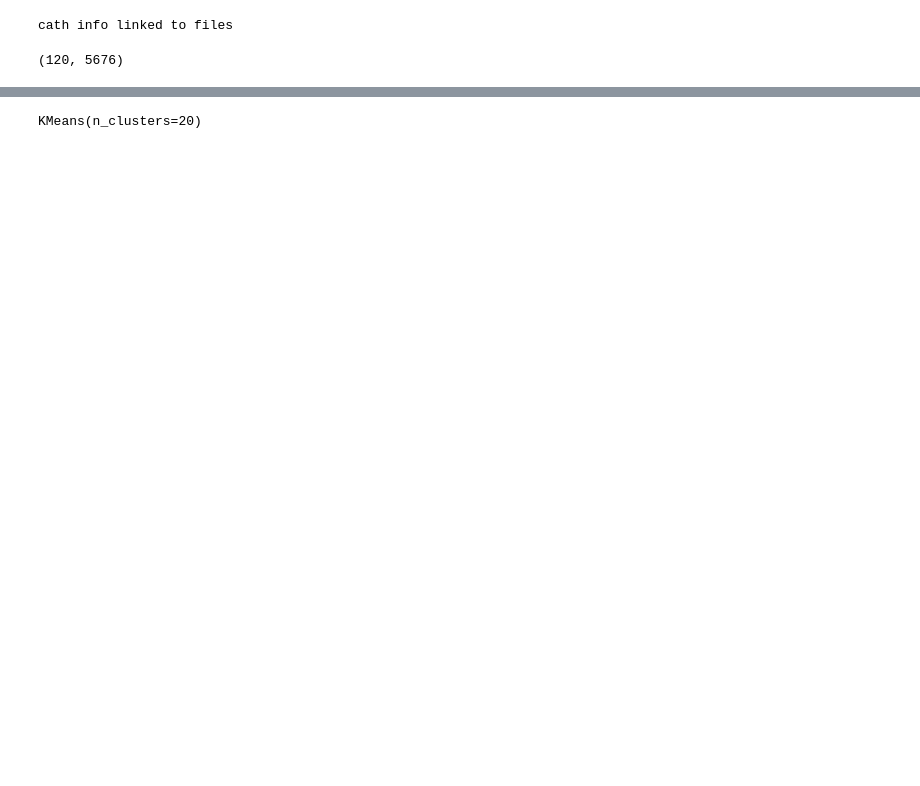
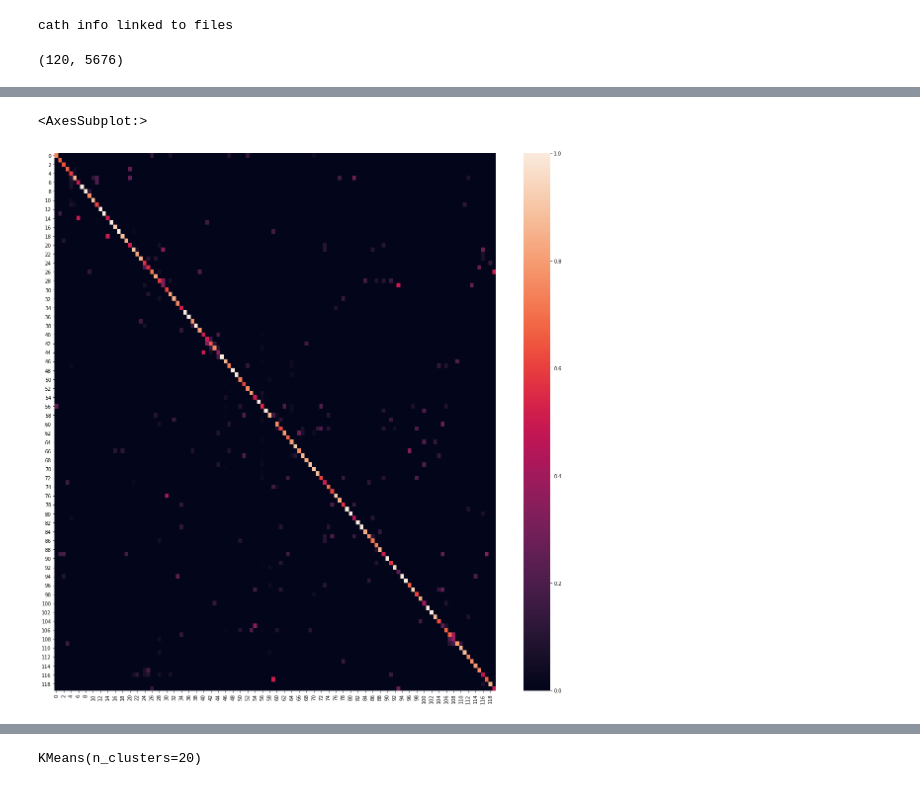
Before and after one commit to TurtleTools/geometricus_deep_learning, a Jupyter notebook: SCOPe fold exploration.ipynb, the cells around one changed output, grey strips where cells are left out. Cells and saved outputs as stored; diff of their text form; code cells hidden in the pictures; blank space fills up the shorter version.

```diff
--- a/SCOPe fold exploration.ipynb
+++ b/SCOPe fold exploration.ipynb
@@ -103,3 +81,16 @@ emb.model_meta.id_to_classname = {v: k for k, v in emb.model_meta.id_to_classnam
+# %%
+from sklearn.metrics import confusion_matrix
+
+conf_mat = confusion_matrix(labels, predicted_labels)
+conf_mat = conf_mat / conf_mat.sum(axis=0)
+
+from seaborn import heatmap
+
+plt.figure(figsize=(20,20))
+heatmap(conf_mat)
+# %% [output]
+<AxesSubplot:>
+[figure, added]
 # %%
 import requests as rq
 scope_id_to_name = {x.split("\t")[0]: x.split("\t")[4] for x in rq.get("https://scop.berkeley.edu/downloads/parse/dir.des.scope.2.05-stable.txt").text.split("\n") if not x.startswith("#") and len(x)}
```
Also changed, not shown: parts of 10 cells of this notebook, 3 other files.
